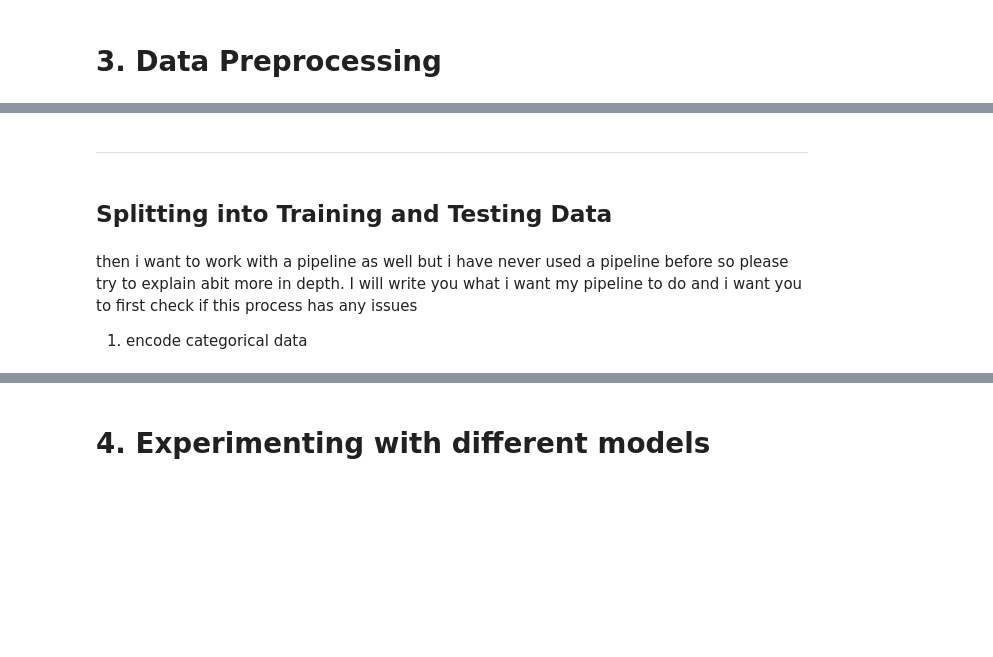
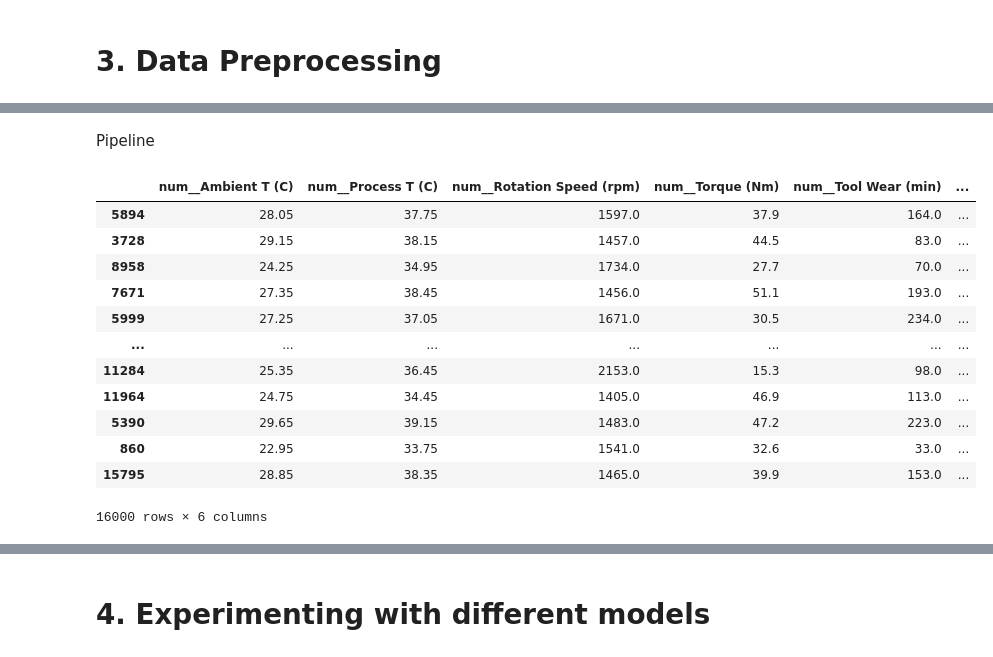
Before and after one commit to Mrkcuz-21/Predicting-Factory-Machine-Status-ML-Project, a Jupyter notebook: Predicting_Factory_Machine_Status_ML.ipynb, the cells around one changed output, grey strips where cells are left out. Cells and saved outputs as stored; diff of their text form; code cells hidden in the pictures; blank space fills up the shorter version.

Commit message:
Data Preprocessing 3

```diff
--- a/Predicting_Factory_Machine_Status_ML.ipynb
+++ b/Predicting_Factory_Machine_Status_ML.ipynb
@@ -275,2 +263,0 @@ dataset.head()
-# %%
-dataset.drop(["Unique ID", "Product ID"], axis=1, inplace=True)
@@ -290,6 +263,0 @@ dataset.head()
-# %%
-# Define the mapping
-quality_mapping = {"L": 0, "M": 1, "H": 2}
-
-# Apply the mapping to the Quality column
-dataset["Quality"] = dataset["Quality"].map(quality_mapping)
@@ -305,8 +264,2 @@ dataset.head()
-# %% [markdown]
-<hr>
-# %% [markdown]
-## Splitting into Training and Testing Data
-# %% [markdown]
-then i want to work with a pipeline as well but i have never used a pipeline before so please try to explain abit more in depth. I will write you what i want my pipeline to do and i want you to first check if this process has any issues
-
-1. encode categorical data
+# %% [markdown]
+Pipeline
@@ -312,0 +325,16 @@ then i want to work with a pipeline as well but i have never used a pipeline bef
+# %%
+X_train_processed
+# %% [output]
+|  | num__Ambient T (C) | num__Process T (C) | num__Rotation Speed (rpm) | num__Torque (Nm) | num__Tool Wear (min) | ... |
+| 5894 | 28.05 | 37.75 | 1597.0 | 37.9 | 164.0 | ... |
+| 3728 | 29.15 | 38.15 | 1457.0 | 44.5 | 83.0 | ... |
+| 8958 | 24.25 | 34.95 | 1734.0 | 27.7 | 70.0 | ... |
+| 7671 | 27.35 | 38.45 | 1456.0 | 51.1 | 193.0 | ... |
+| 5999 | 27.25 | 37.05 | 1671.0 | 30.5 | 234.0 | ... |
+| ... | ... | ... | ... | ... | ... | ... |
+| 11284 | 25.35 | 36.45 | 2153.0 | 15.3 | 98.0 | ... |
+| 11964 | 24.75 | 34.45 | 1405.0 | 46.9 | 113.0 | ... |
+| 5390 | 29.65 | 39.15 | 1483.0 | 47.2 | 223.0 | ... |
+| 860 | 22.95 | 33.75 | 1541.0 | 32.6 | 33.0 | ... |
+| 15795 | 28.85 | 38.35 | 1465.0 | 39.9 | 153.0 | ... |
+16000 rows × 6 columns
```
Also changed, not shown: parts of 10 cells of this notebook.
